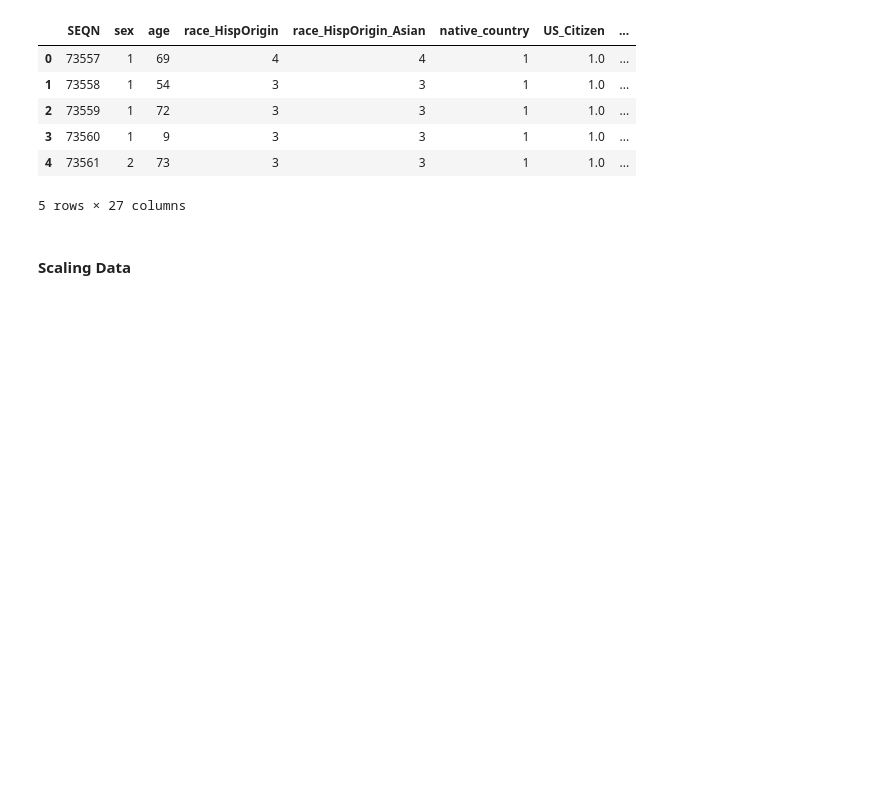
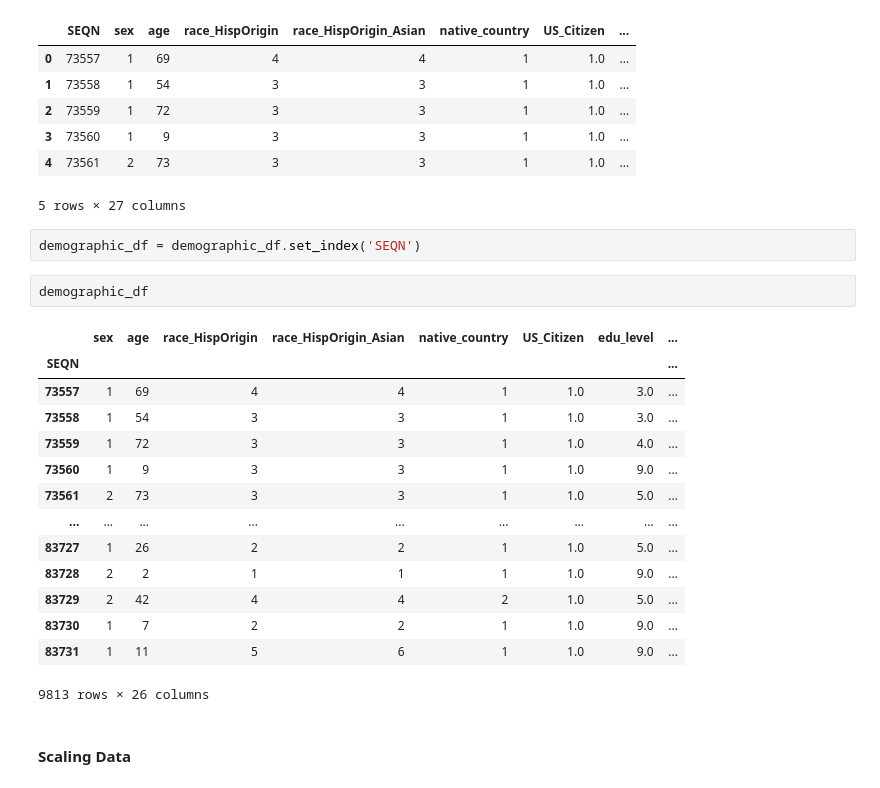
Before and after one commit to ysouffront1/CapstoneJulyNYC, a Jupyter notebook: Sprint_1/NHANES_EDA.ipynb, the cells around one changed output. Cells and saved outputs as stored; diff of their text form; blank space fills up the shorter version.

```diff
--- a/Sprint_1/NHANES_EDA.ipynb
+++ b/Sprint_1/NHANES_EDA.ipynb
@@ -30,6 +30,25 @@ demographic_df.head()
 | 3 | 73560 | 1 | 9 | 3 | 3 | 1 | 1.0 | ... |
 | 4 | 73561 | 2 | 73 | 3 | 3 | 1 | 1.0 | ... |
 5 rows × 27 columns
+# %%
+demographic_df = demographic_df.set_index('SEQN')
+# %%
+demographic_df
+# %% [output]
+|  | sex | age | race_HispOrigin | race_HispOrigin_Asian | native_country | US_Citizen | edu_level | ... |
+| SEQN |  |  |  |  |  |  |  | ... |
+| 73557 | 1 | 69 | 4 | 4 | 1 | 1.0 | 3.0 | ... |
+| 73558 | 1 | 54 | 3 | 3 | 1 | 1.0 | 3.0 | ... |
+| 73559 | 1 | 72 | 3 | 3 | 1 | 1.0 | 4.0 | ... |
+| 73560 | 1 | 9 | 3 | 3 | 1 | 1.0 | 9.0 | ... |
+| 73561 | 2 | 73 | 3 | 3 | 1 | 1.0 | 5.0 | ... |
+| ... | ... | ... | ... | ... | ... | ... | ... | ... |
+| 83727 | 1 | 26 | 2 | 2 | 1 | 1.0 | 5.0 | ... |
+| 83728 | 2 | 2 | 1 | 1 | 1 | 1.0 | 9.0 | ... |
+| 83729 | 2 | 42 | 4 | 4 | 2 | 1.0 | 5.0 | ... |
+| 83730 | 1 | 7 | 2 | 2 | 1 | 1.0 | 9.0 | ... |
+| 83731 | 1 | 11 | 5 | 6 | 1 | 1.0 | 9.0 | ... |
+9813 rows × 26 columns
 # %% [markdown]
 #### Scaling Data
 # %%
```
Also changed, not shown: parts of 11 cells of this notebook, 2 other files.
